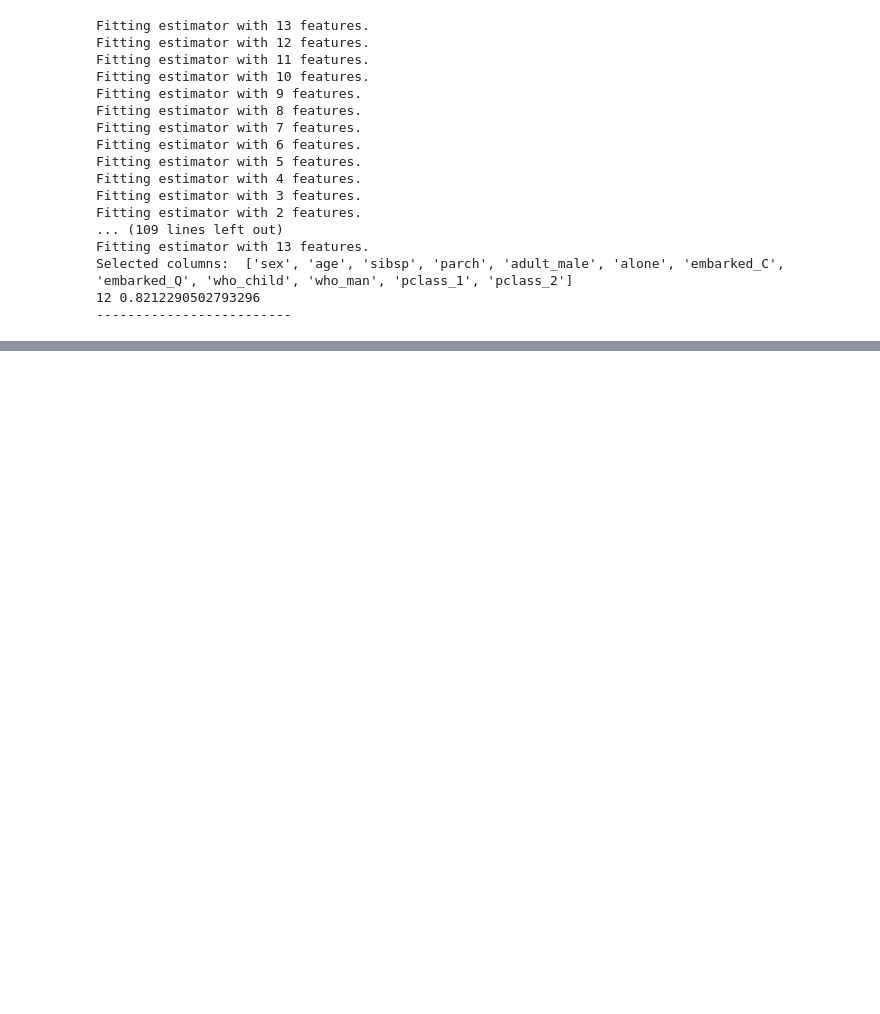
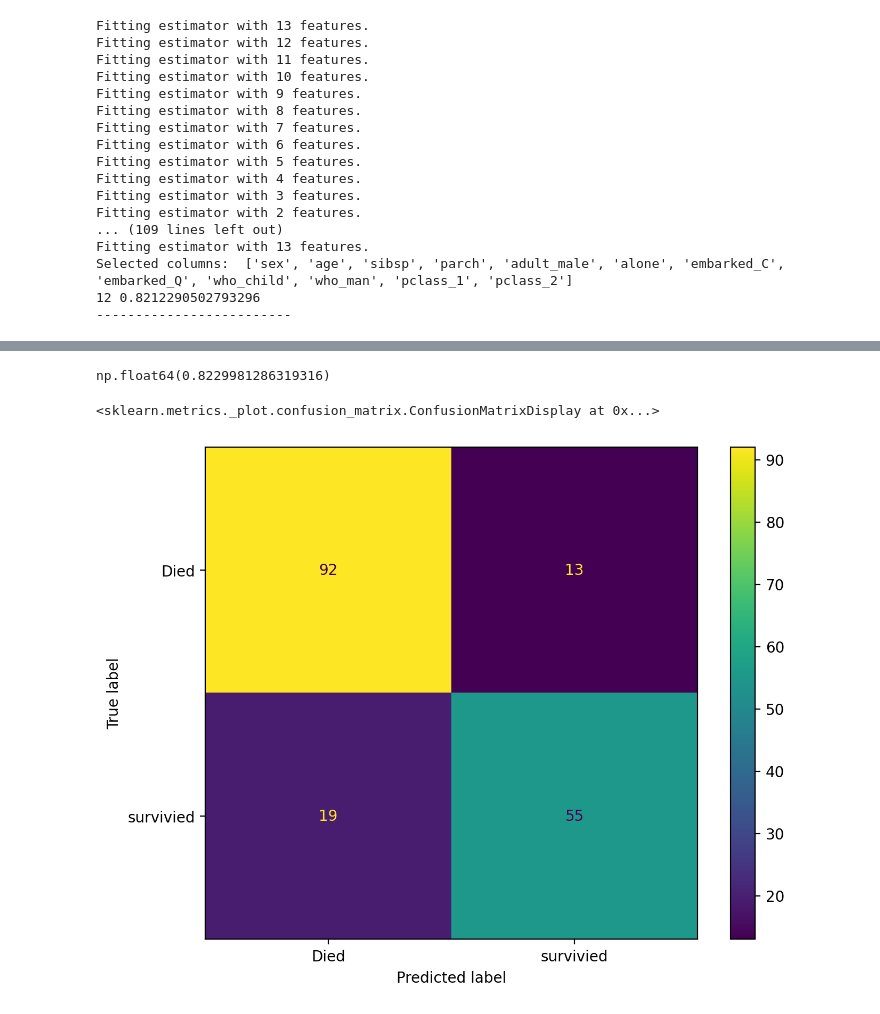
Before and after one commit to arashniroomand/MachineLearning, a Jupyter notebook: Practical_MasterClass/LogisticRegression/LogisitcRegression.ipynb, the cells around one changed output, grey strips where cells are left out. Drawn from its saved outputs; the diff is of its cells as text; code cells hidden in the pictures; blank space fills up the shorter version.

Commit message:
Updates and training on logisitc regression

```diff
--- a/Practical_MasterClass/LogisticRegression/LogisitcRegression.ipynb
+++ b/Practical_MasterClass/LogisticRegression/LogisitcRegression.ipynb
@@ -510,0 +515,2 @@ Selected columns:  ['sex', 'age', 'sibsp', 'parch', 'adult_male', 'alone', 'emba
+# %%
+best_features = ['sex', 'age', 'sibsp', 'parch', 'adult_male', 'alone', 'embarked_C', 'embarked_Q', 'who_child', 'who_man', 'pclass_1', 'pclass_2']
@@ -510,0 +521,5 @@ Selected columns:  ['sex', 'age', 'sibsp', 'parch', 'adult_male', 'alone', 'emba
+# %%
+model = LogisticRegression(max_iter = 1000)
+model.fit(X_train[best_features], y_train)
+
+y_predict = model.predict(X_test[best_features])
@@ -510,0 +542,14 @@ Selected columns:  ['sex', 'age', 'sibsp', 'parch', 'adult_male', 'alone', 'emba
+# %%
+cv.mean()
+# %% [output]
+np.float64(0.8229981286319316)
+# %%
+from sklearn.metrics import confusion_matrix, ConfusionMatrixDisplay
+
+
+cm = confusion_matrix(y_test, y_predict)
+disp = ConfusionMatrixDisplay(cm, display_labels = ['Died', 'survivied'])
+disp.plot()
+# %% [output]
+<sklearn.metrics._plot.confusion_matrix.ConfusionMatrixDisplay at 0x...>
+[figure, added]
```
Also changed, not shown: parts of 6 cells of this notebook.
